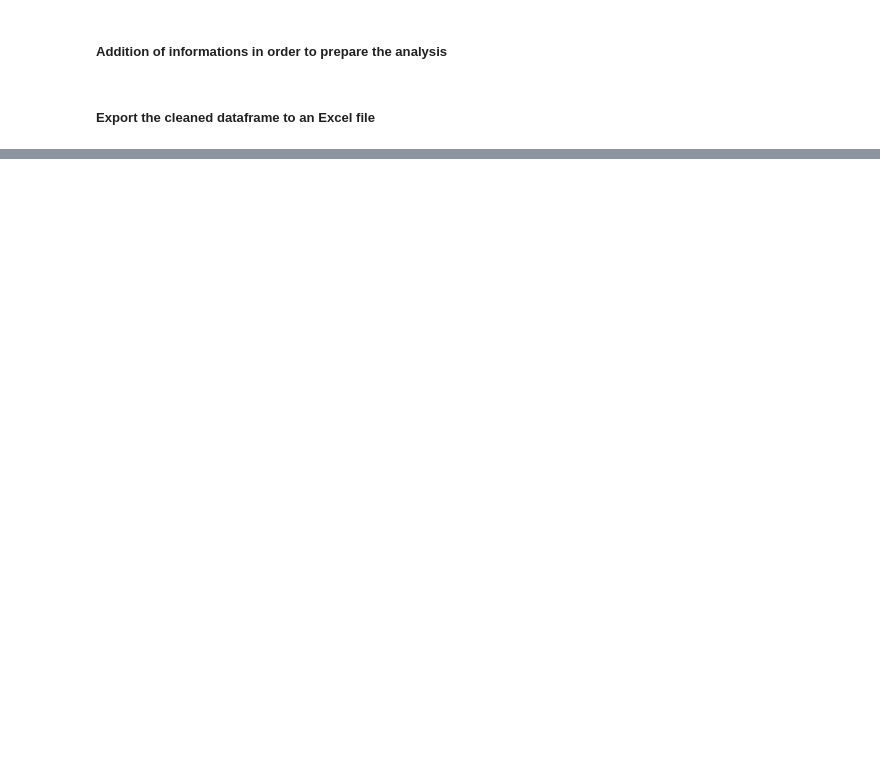
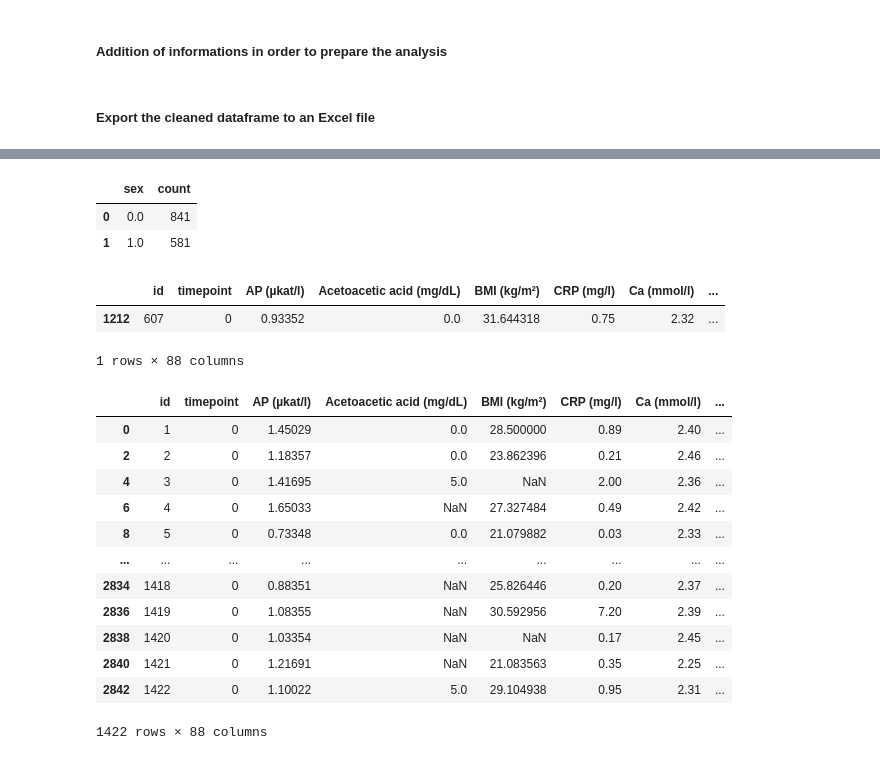
Before and after one commit to AlfredHolley/dash-world-fasting-study, a Jupyter notebook: data/nb_data_processing.ipynb, the cells around one changed output, grey strips where cells are left out. Drawn from its saved outputs; the diff is of its cells as text; code cells hidden in the pictures; blank space fills up the shorter version.

```diff
--- a/data/nb_data_processing.ipynb
+++ b/data/nb_data_processing.ipynb
@@ -32,4 +32,5 @@ df_merge = (metadata
             .merge(weight_sbp_wb_ketone, on='id')
             .merge(lipid_glucose, on='id')
             .merge(blood_cell, on='id')
-            .merge(blood_param, on='id'))
+            .merge(blood_param, on='id')
+)
@@ -53,12 +48,12 @@ df_merge.columns = df_merge.columns.str.replace('  ', ' ')
 # Get the columns ending with "pre" or "post"
 columns_to_melt = df_merge.filter(regex='pre$|post$').columns
 # Get metadata columns
-id_vars_col = metadata.columns.tolist()
+id_vars_col = metadata.columns.difference(['age (years)', 'fasting duration (days)', 'sex'])
+df_merge.sex.replace({"M":1, "F":0}, inplace=True)
 
-# Melt the dataframe
 df_long = pd.melt(df_merge,
                   id_vars=id_vars_col,
-                  value_vars=columns_to_melt,
+                #   value_vars=columns_to_melt,
                   var_name='parameter')
 
 ## Extract the timepoint based on the suffix of the parameter column
@@ -70,8 +65,8 @@ df_long['parameter'] = (df_long['parameter'].str
                         .replace(r'\s*(pre|post)$', '', regex=True))
 
 # Rename the value column in order to have like a categorical variable
-df_long.timepoint = (df_long["timepoint"].astype(str)
-                     .replace({"0":"pre","1":"post"}))
+# df_long.timepoint = (df_long["timepoint"].astype(str)
+#                      .replace({"0":0,"1":1}))
 
 # Replace the "<" by "" in the value column to cast the columns as numeric
 df_long.loc[:,"value"] = (df_long["value"].astype(str)
@@ -109,9 +88,9 @@ fig
 ##### Addition of informations in order to prepare the analysis
 # %%
 # addition of a numeric column indicating exactly the timepoint.
-df_long["timeline"] = np.where(df_long["timepoint"] == "pre", 0, df_long["fasting duration (days)"])
+# df_long["timeline"] = np.where(df_long["timepoint"] == "pre", 0, df_long["fasting duration (days)"])
 
-df_long.sort_values(["parameter", "id", "timeline"], inplace=True)
+df_long.sort_values(["parameter", "id", "timepoint"], inplace=True)
 df_long["value_change"] = (df_long
                            .groupby(["id", "parameter"])["value"]
                            .transform("diff"))
@@ -129,7 +108,7 @@ outlier_change_mask = (
 df_long.loc[outlier_change_mask, 'value_change'] = np.nan
 df_long.loc[outlier_change_mask, 'value'] = np.nan
 # %%
-df_wide = df_long.pivot_table(index=['id', 'timepoint', 'sex', 'fasting duration (days)', 'age (years)'], columns="parameter", values=["value", "value_change"], ).reset_index()
+df_wide = df_long.pivot_table(index=['id', 'timepoint'], columns="parameter", values=["value", "value_change"], ).reset_index()
 df_wide.columns = [" ".join(col) for col in df_wide.columns.values]
 df_wide.columns = [col[6:] if col.startswith("value ") else col for col in df_wide.columns.values]
 df_wide.columns = [col[13:] + " change" if col.startswith("value_change") else col for col in df_wide.columns.values]
@@ -270,0 +199,29 @@ options['series'][0]['data'] = [[0, i, d] for i, d in enumerate(data)]
+# %%
+counts = df_wide.sex.value_counts().to_frame().reset_index()
+counts
+# %% [output]
+|  | sex | count |
+| 0 | 0.0 | 841 |
+| 1 | 1.0 | 581 |
+# %%
+df_wide.loc[df_wide["age (years)"].between([18,100])]
+# %% [output]
+|  | id | timepoint | AP (µkat/l) | Acetoacetic acid (mg/dL) | BMI (kg/m²) | CRP (mg/l) | Ca (mmol/l) | ... |
+| 1212 | 607 | 0 | 0.93352 | 0.0 | 31.644318 | 0.75 | 2.32 | ... |
+1 rows × 88 columns
+# %%
+df_wide.dropna(subset=["age (years)"])
+# %% [output]
+|  | id | timepoint | AP (µkat/l) | Acetoacetic acid (mg/dL) | BMI (kg/m²) | CRP (mg/l) | Ca (mmol/l) | ... |
+| 0 | 1 | 0 | 1.45029 | 0.0 | 28.500000 | 0.89 | 2.40 | ... |
+| 2 | 2 | 0 | 1.18357 | 0.0 | 23.862396 | 0.21 | 2.46 | ... |
+| 4 | 3 | 0 | 1.41695 | 5.0 | NaN | 2.00 | 2.36 | ... |
+| 6 | 4 | 0 | 1.65033 | NaN | 27.327484 | 0.49 | 2.42 | ... |
+| 8 | 5 | 0 | 0.73348 | 0.0 | 21.079882 | 0.03 | 2.33 | ... |
+| ... | ... | ... | ... | ... | ... | ... | ... | ... |
+| 2834 | 1418 | 0 | 0.88351 | NaN | 25.826446 | 0.20 | 2.37 | ... |
+| 2836 | 1419 | 0 | 1.08355 | NaN | 30.592956 | 7.20 | 2.39 | ... |
+| 2838 | 1420 | 0 | 1.03354 | NaN | NaN | 0.17 | 2.45 | ... |
+| 2840 | 1421 | 0 | 1.21691 | NaN | 21.083563 | 0.35 | 2.25 | ... |
+| 2842 | 1422 | 0 | 1.10022 | 5.0 | 29.104938 | 0.95 | 2.31 | ... |
+1422 rows × 88 columns
```
Also changed, not shown: parts of 17 cells of this notebook, 32 other files.
